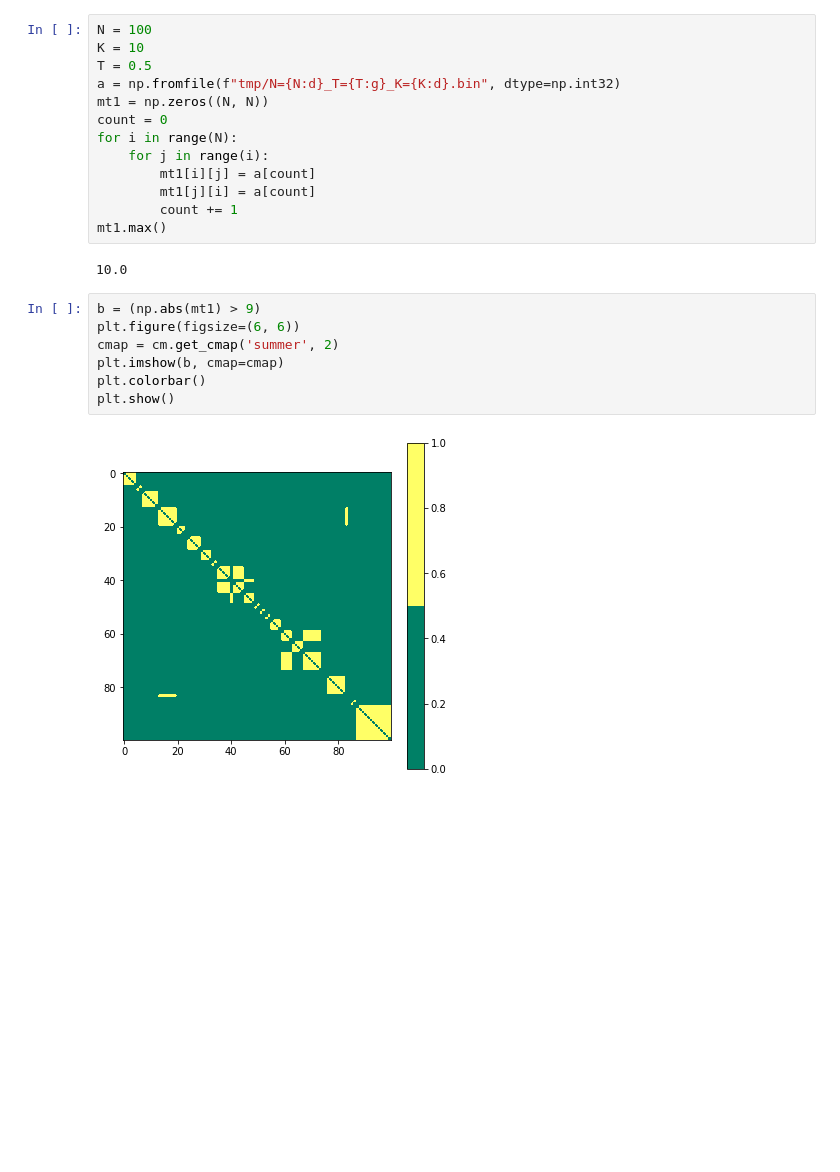
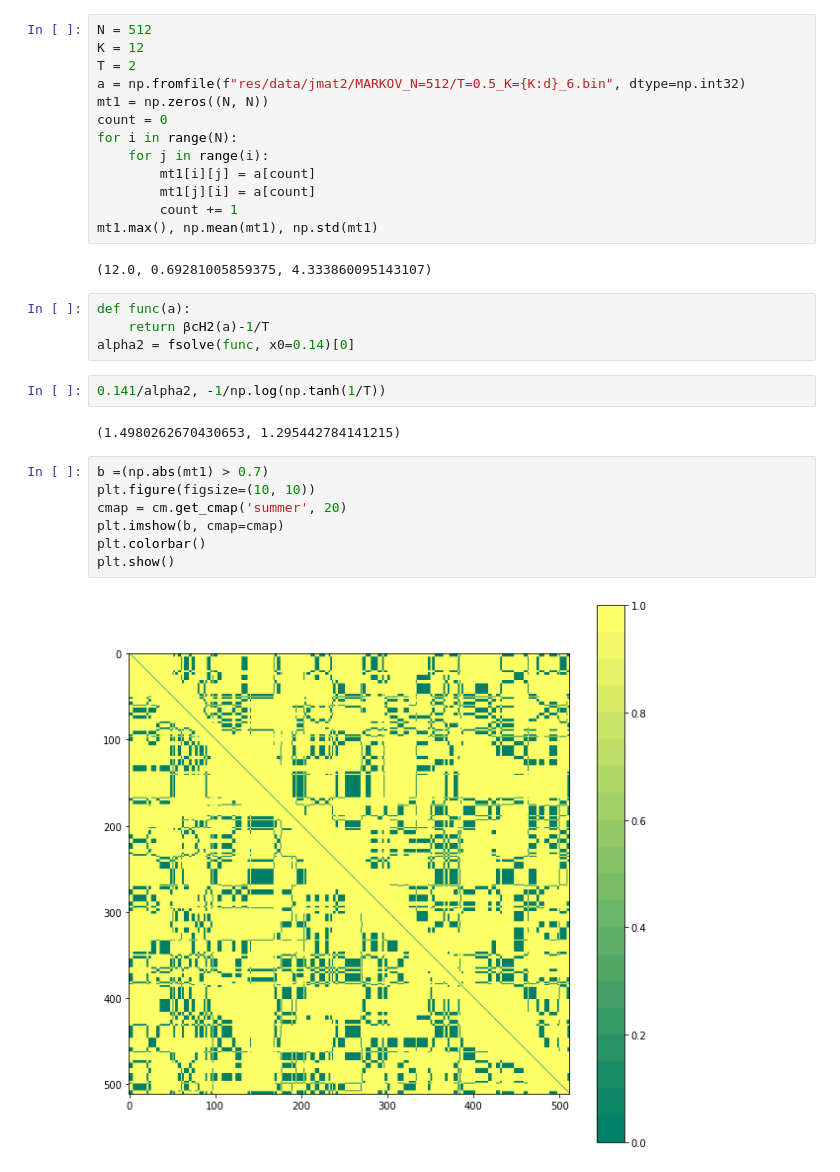
Before and after one commit to giulioiannelli/lrgwn, a Jupyter notebook: py/test.ipynb, the cells around one changed output. Drawn from its saved outputs; the diff is of its cells as text; blank space fills up the shorter version.

```diff
--- a/py/test.ipynb
+++ b/py/test.ipynb
@@ -21,10 +21,10 @@ def show_graph_with_labels(adjacency_matrix, mylabels):
 # %% [output]
 current working dir: /home/opisthofulax/PhD/projects/lrgwn
 # %%
-N = 100
-K = 10
-T = 0.5
-a = np.fromfile(f"tmp/N={N:d}_T={T:g}_K={K:d}.bin", dtype=np.int32)
+N = 512
+K = 12
+T = 2
+a = np.fromfile(f"res/data/jmat2/MARKOV_N=512/T=0.5_K={K:d}_6.bin", dtype=np.int32)
 mt1 = np.zeros((N, N))
 count = 0
 for i in range(N):
@@ -32,15 +32,23 @@ for i in range(N):
         mt1[i][j] = a[count]
         mt1[j][i] = a[count]
         count += 1
-mt1.max()
+mt1.max(), np.mean(mt1), np.std(mt1)
 # %% [output]
-10.0
+(12.0, 0.69281005859375, 4.333860095143107)
+# %%
+def func(a):
+    return βcH2(a)-1/T
+alpha2 = fsolve(func, x0=0.14)[0]
+# %%
+0.141/alpha2, -1/np.log(np.tanh(1/T))
+# %% [output]
+(1.4980262670430653, 1.295442784141215)
 # %%
-b = (np.abs(mt1) > 9)
-plt.figure(figsize=(6, 6))
-cmap = cm.get_cmap('summer', 2)
+b =(np.abs(mt1) > 0.7)
+plt.figure(figsize=(10, 10))
+cmap = cm.get_cmap('summer', 20)
 plt.imshow(b, cmap=cmap)
 plt.colorbar()
 plt.show()
 # %% [output]
-[figure, old version]
+[figure, new version]
```
Also changed, not shown: parts of 3 cells of this notebook, 29 other files.
